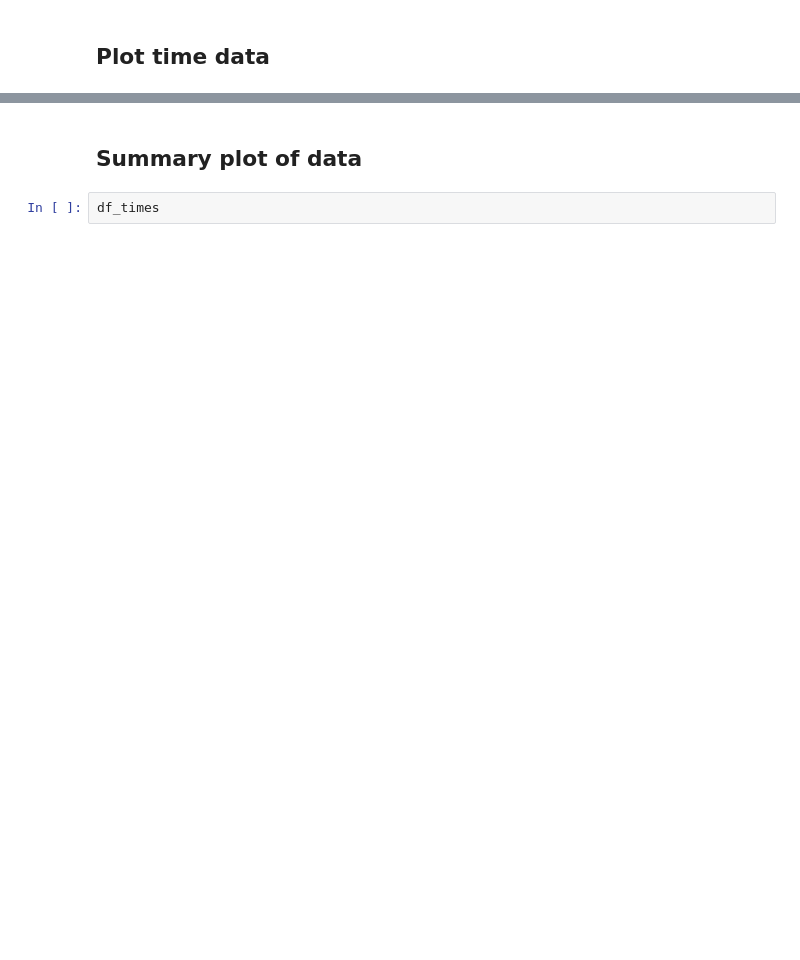
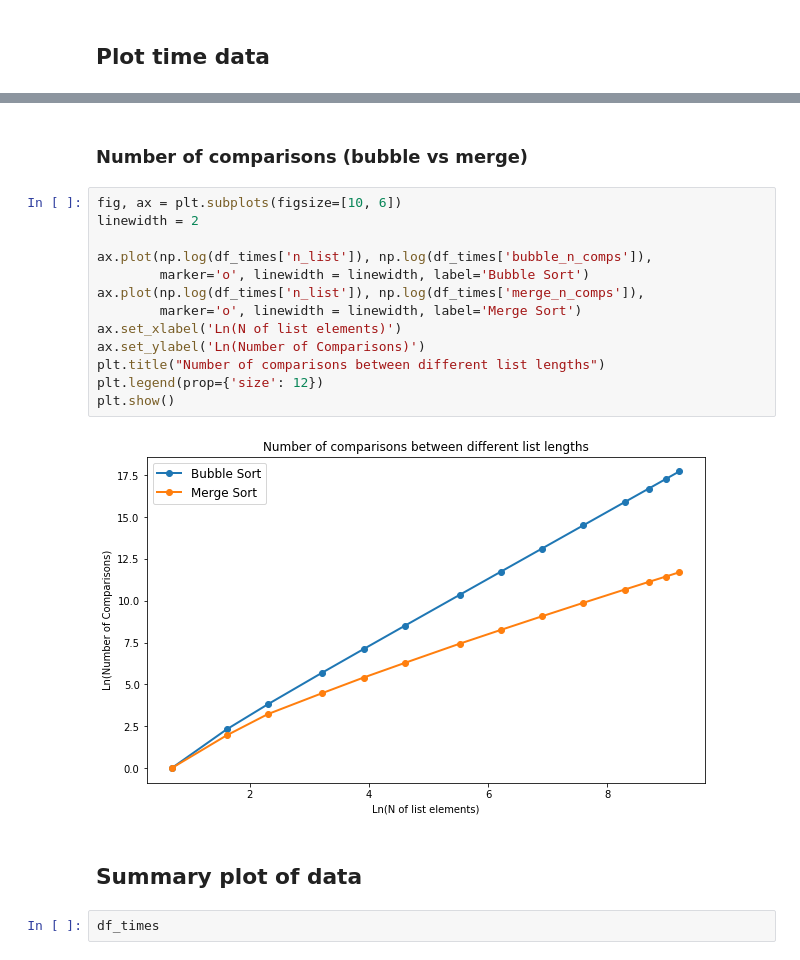
Before and after one commit to samswain2/MSiA-FQ, a Jupyter notebook: MSiA 422/HW 02/HW 02.ipynb, the cells around one changed output, grey strips where cells are left out. Saved outputs shown, nothing was run; the diff lists cells and outputs as text; blank space fills up the shorter version.

```diff
--- a/MSiA 422/HW 02/HW 02.ipynb
+++ b/MSiA 422/HW 02/HW 02.ipynb
@@ -213,3 +215,20 @@ plt.show()
+# %% [markdown]
+### Number of comparisons (bubble vs merge)
+# %%
+fig, ax = plt.subplots(figsize=[10, 6])
+linewidth = 2
+
+ax.plot(np.log(df_times['n_list']), np.log(df_times['bubble_n_comps']),
+        marker='o', linewidth = linewidth, label='Bubble Sort')
+ax.plot(np.log(df_times['n_list']), np.log(df_times['merge_n_comps']),
+        marker='o', linewidth = linewidth, label='Merge Sort')
+ax.set_xlabel('Ln(N of list elements)')
+ax.set_ylabel('Ln(Number of Comparisons)')
+plt.title("Number of comparisons between different list lengths")
+plt.legend(prop={'size': 12})
+plt.show()
+# %% [output]
+[figure, added]
 # %% [markdown]
 ## Summary plot of data
 # %%
```
Also changed, not shown: parts of 5 cells of this notebook, 3 other files.
